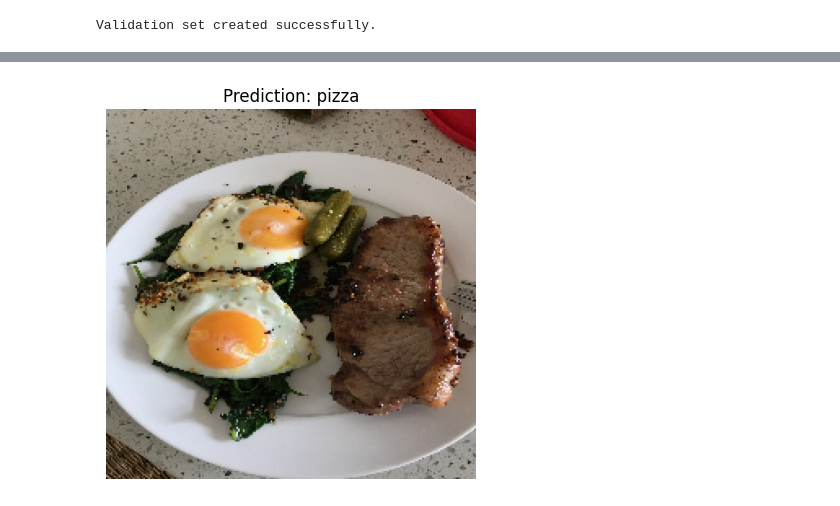
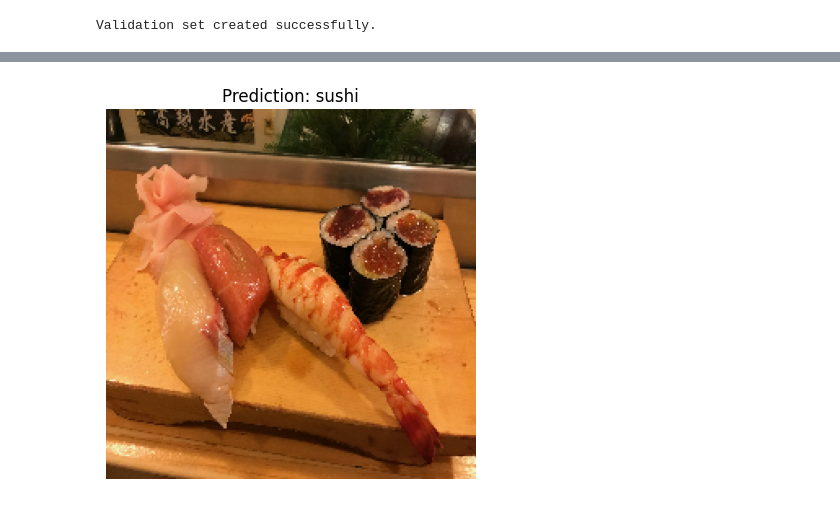
Before and after one commit to faisal-rasheed-lone/Neural-Networks-And-Deep-Learning, a Jupyter notebook: LeNeT_implememntation.ipynb, the cells around one changed output, grey strips where cells are left out. Drawn from its saved outputs; the diff is of its cells as text; code cells hidden in the pictures.

Commit message:
LeNet with 80% accuracy 09-10

```diff
--- a/LeNeT_implememntation.ipynb
+++ b/LeNeT_implememntation.ipynb
@@ -231,7 +239,7 @@ checkpoint = tf.keras.callbacks.ModelCheckpoint(
     verbose=1
 )
 early_stopping = tf.keras.callbacks.EarlyStopping(
-    monitor='val_loss',
+    monitor='accuracy',
     patience=10,
     restore_best_weights=True,
     verbose=1
@@ -239,7 +247,7 @@ early_stopping = tf.keras.callbacks.EarlyStopping(
 # %%
 # Fit the model
 history =model.fit(train_data, # now 10 different classes
-                        epochs=50,
+                        epochs=70,
                         steps_per_epoch=len(train_data),
                         validation_data=validation_data,
                         validation_steps=len(validation_data),
@@ -345,3 +360,3 @@ def pred_and_plot(model, filename, class_names):
 # %%
-pred_and_plot(alexnet_model, "03-steak.jpeg", class_names)
+pred_and_plot(model, "03-sushi.jpeg", class_names)
 # %% [output]
@@ -349 +364 @@ pred_and_plot(alexnet_model, "03-steak.jpeg", class_names)
-[figure, old version]
+[figure, new version]
```
Also changed, not shown: parts of 11 cells of this notebook.
